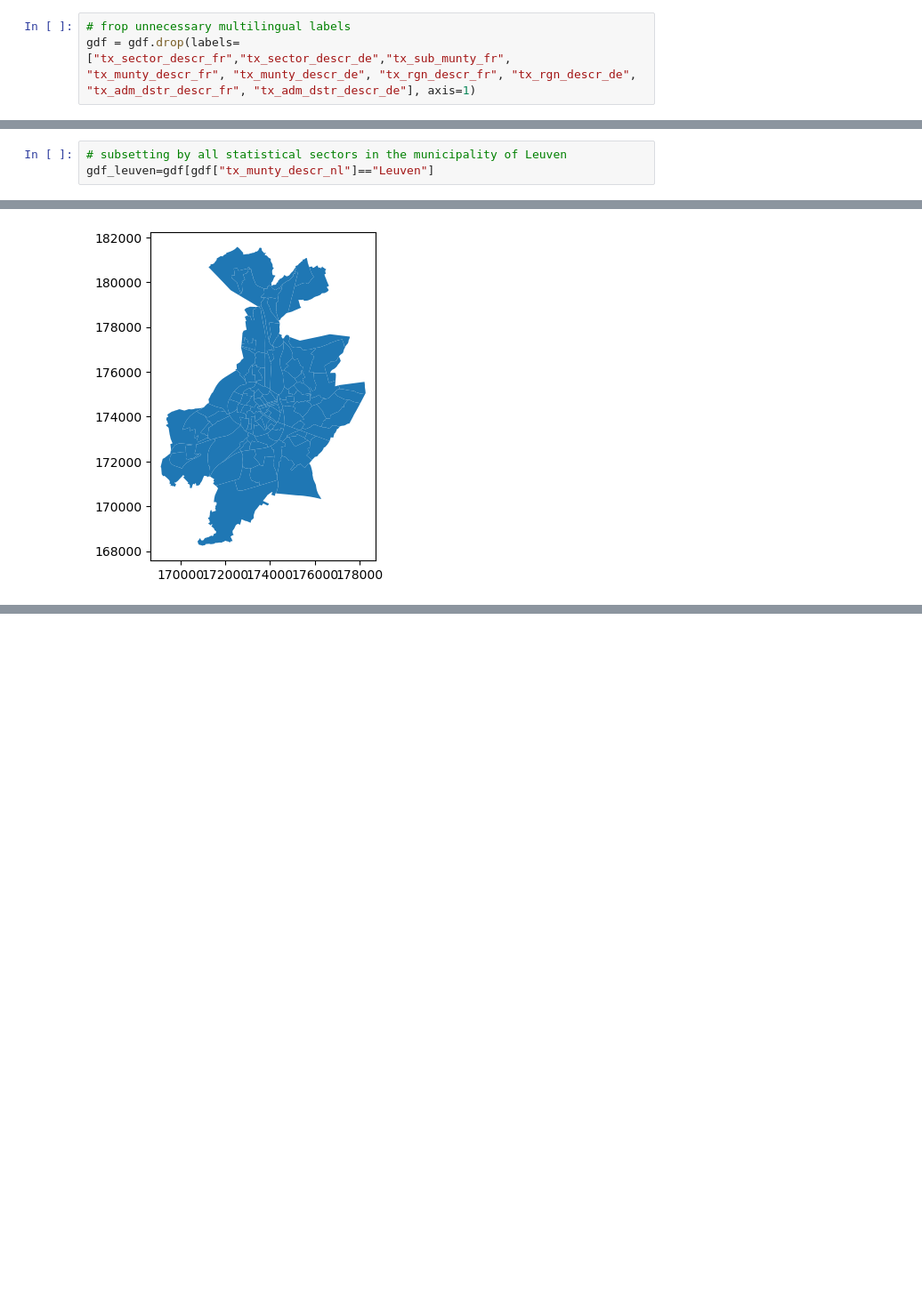
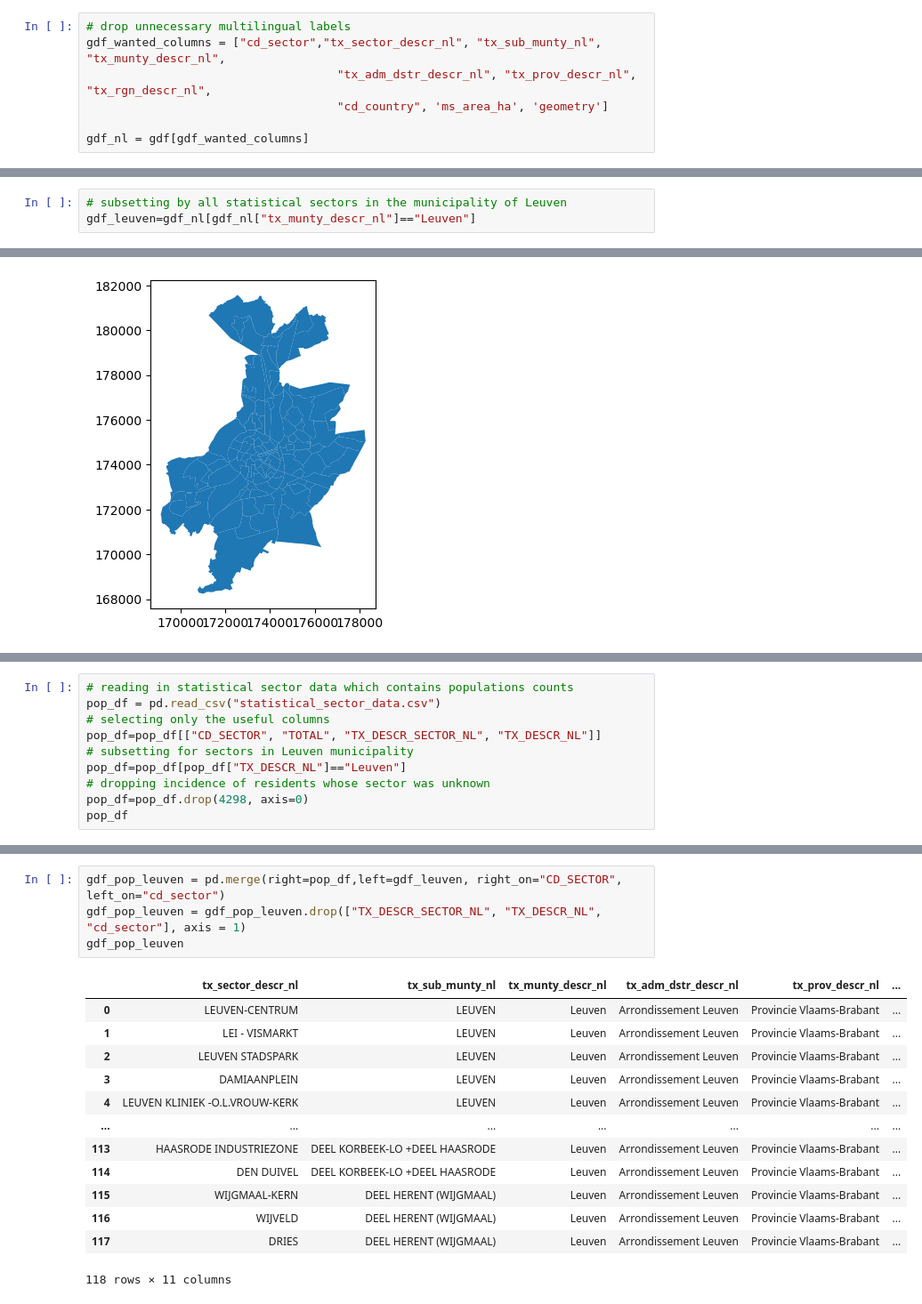
Before and after one commit to Leowiser/AED-Route-Optimization-MDA-Project, a Jupyter notebook: statistical_sectors.ipynb, the cells around one changed output, grey strips where cells are left out. Shown at 89% size. Cells and saved outputs as stored; diff of their text form; blank space fills up the shorter version.

```diff
--- a/statistical_sectors.ipynb
+++ b/statistical_sectors.ipynb
@@ -16,3 +25,7 @@ gdf=gdf.set_index("ogc_fid")
 # %%
-# frop unnecessary multilingual labels
-gdf = gdf.drop(labels=["tx_sector_descr_fr","tx_sector_descr_de","tx_sub_munty_fr", "tx_munty_descr_fr", "tx_munty_descr_de", "tx_rgn_descr_fr", "tx_rgn_descr_de", "tx_adm_dstr_descr_fr", "tx_adm_dstr_descr_de"], axis=1)
+# drop unnecessary multilingual labels
+gdf_wanted_columns = ["cd_sector","tx_sector_descr_nl", "tx_sub_munty_nl", "tx_munty_descr_nl",
+                                    "tx_adm_dstr_descr_nl", "tx_prov_descr_nl", "tx_rgn_descr_nl",
+                                    "cd_country", 'ms_area_ha', 'geometry']
+
+gdf_nl = gdf[gdf_wanted_columns]
@@ -22,6 +32,6 @@ gdf["area"] = gdf.area
 # %%
 # subsetting by all statistical sectors in the municipality of Leuven
-gdf_leuven=gdf[gdf["tx_munty_descr_nl"]=="Leuven"]
+gdf_leuven=gdf_nl[gdf_nl["tx_munty_descr_nl"]=="Leuven"]
 # %%
 # number of instances in the different sub-municipalities which Leuven is comprised of
 gdf_leuven["tx_sub_munty_nl"].value_counts()
@@ -47,0 +53,10 @@ gdf_leuven.explore("area", legend=False)
+# %%
+# reading in statistical sector data which contains populations counts
+pop_df = pd.read_csv("statistical_sector_data.csv")
+# selecting only the useful columns
+pop_df=pop_df[["CD_SECTOR", "TOTAL", "TX_DESCR_SECTOR_NL", "TX_DESCR_NL"]]
+# subsetting for sectors in Leuven municipality
+pop_df=pop_df[pop_df["TX_DESCR_NL"]=="Leuven"]
+# dropping incidence of residents whose sector was unknown
+pop_df=pop_df.drop(4298, axis=0)
+pop_df
@@ -47,0 +77,18 @@ gdf_leuven.explore("area", legend=False)
+# %%
+gdf_pop_leuven = pd.merge(right=pop_df,left=gdf_leuven, right_on="CD_SECTOR", left_on="cd_sector")
+gdf_pop_leuven = gdf_pop_leuven.drop(["TX_DESCR_SECTOR_NL", "TX_DESCR_NL", "cd_sector"], axis = 1)
+gdf_pop_leuven
+# %% [output]
+|  | tx_sector_descr_nl | tx_sub_munty_nl | tx_munty_descr_nl | tx_adm_dstr_descr_nl | tx_prov_descr_nl | ... |
+| 0 | LEUVEN-CENTRUM | LEUVEN | Leuven | Arrondissement Leuven | Provincie Vlaams-Brabant | ... |
+| 1 | LEI - VISMARKT | LEUVEN | Leuven | Arrondissement Leuven | Provincie Vlaams-Brabant | ... |
+| 2 | LEUVEN STADSPARK | LEUVEN | Leuven | Arrondissement Leuven | Provincie Vlaams-Brabant | ... |
+| 3 | DAMIAANPLEIN | LEUVEN | Leuven | Arrondissement Leuven | Provincie Vlaams-Brabant | ... |
+| 4 | LEUVEN KLINIEK -O.L.VROUW-KERK | LEUVEN | Leuven | Arrondissement Leuven | Provincie Vlaams-Brabant | ... |
+| ... | ... | ... | ... | ... | ... | ... |
+| 113 | HAASRODE INDUSTRIEZONE | DEEL KORBEEK-LO +DEEL HAASRODE | Leuven | Arrondissement Leuven | Provincie Vlaams-Brabant | ... |
+| 114 | DEN DUIVEL | DEEL KORBEEK-LO +DEEL HAASRODE | Leuven | Arrondissement Leuven | Provincie Vlaams-Brabant | ... |
+| 115 | WIJGMAAL-KERN | DEEL HERENT (WIJGMAAL) | Leuven | Arrondissement Leuven | Provincie Vlaams-Brabant | ... |
+| 116 | WIJVELD | DEEL HERENT (WIJGMAAL) | Leuven | Arrondissement Leuven | Provincie Vlaams-Brabant | ... |
+| 117 | DRIES | DEEL HERENT (WIJGMAAL) | Leuven | Arrondissement Leuven | Provincie Vlaams-Brabant | ... |
+118 rows × 11 columns
```
Also changed, not shown: parts of 7 cells of this notebook.
